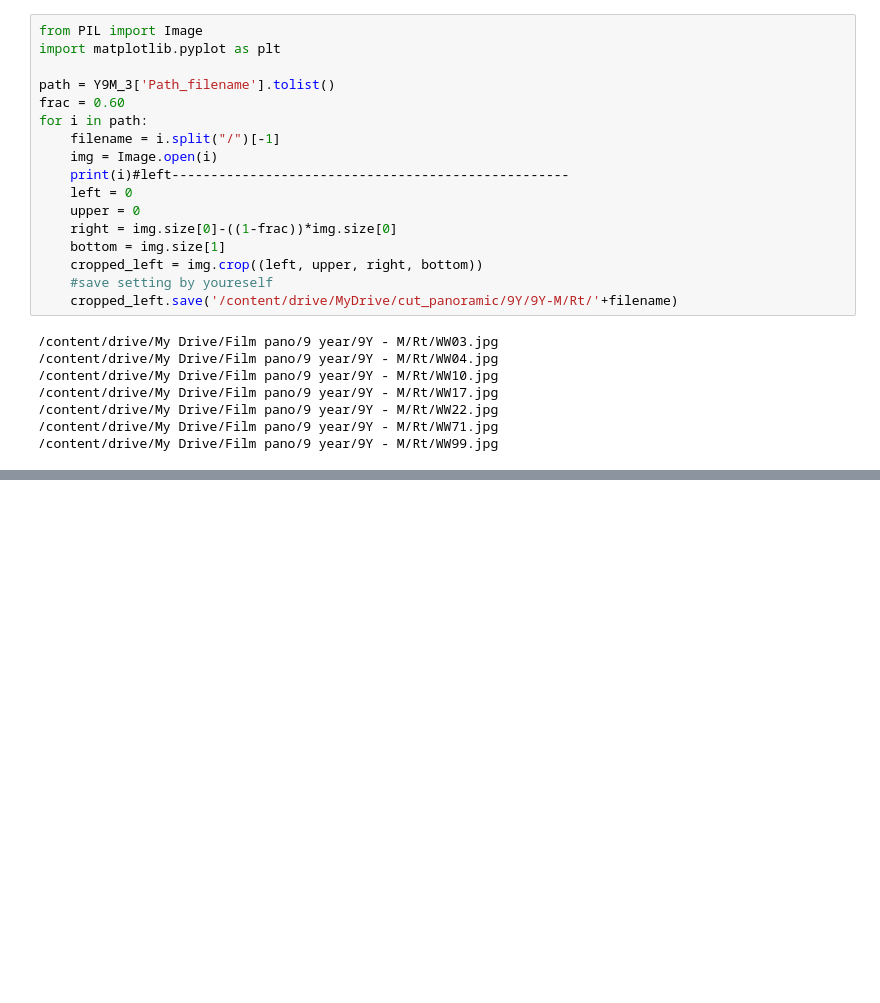
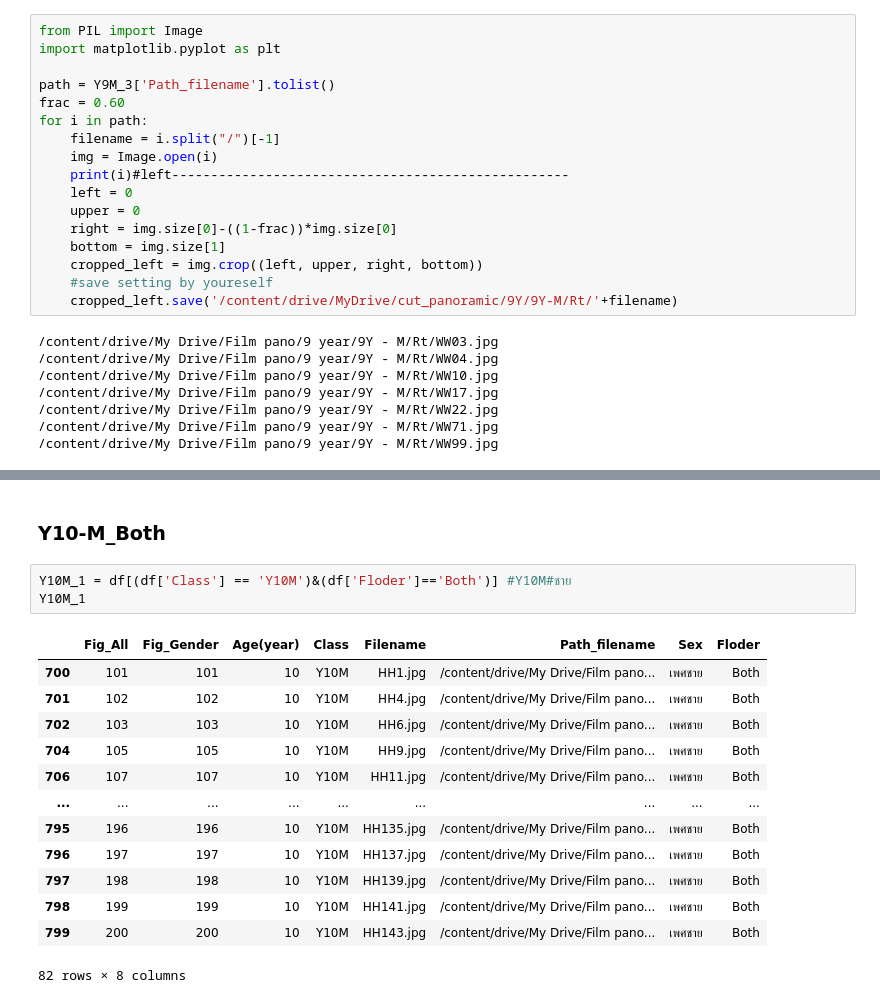
Before and after one commit to Wanita-8943/efficientnet_keras_transfer_learning, a Jupyter notebook: ตัดรูป.ipynb, the cells around one changed output, grey strips where cells are left out. Saved outputs shown, nothing was run; the diff lists cells and outputs as text; blank space fills up the shorter version.

```diff
--- a/ตัดรูป.ipynb
+++ b/ตัดรูป.ipynb
@@ -1066,0 +1141,19 @@ for i in path:
+# %% [markdown]
+### Y10-M_Both
+# %%
+Y10M_1 = df[(df['Class'] == 'Y10M')&(df['Floder']=='Both')] #Y10M#ชาย
+Y10M_1
+# %% [output]
+|  | Fig_All | Fig_Gender | Age(year) | Class | Filename | Path_filename | Sex | Floder |
+| 700 | 101 | 101 | 10 | Y10M | HH1.jpg | /content/drive/My Drive/Film pano... | เพศชาย | Both |
+| 701 | 102 | 102 | 10 | Y10M | HH4.jpg | /content/drive/My Drive/Film pano... | เพศชาย | Both |
+| 702 | 103 | 103 | 10 | Y10M | HH6.jpg | /content/drive/My Drive/Film pano... | เพศชาย | Both |
+| 704 | 105 | 105 | 10 | Y10M | HH9.jpg | /content/drive/My Drive/Film pano... | เพศชาย | Both |
+| 706 | 107 | 107 | 10 | Y10M | HH11.jpg | /content/drive/My Drive/Film pano... | เพศชาย | Both |
+| ... | ... | ... | ... | ... | ... | ... | ... | ... |
+| 795 | 196 | 196 | 10 | Y10M | HH135.jpg | /content/drive/My Drive/Film pano... | เพศชาย | Both |
+| 796 | 197 | 197 | 10 | Y10M | HH137.jpg | /content/drive/My Drive/Film pano... | เพศชาย | Both |
+| 797 | 198 | 198 | 10 | Y10M | HH139.jpg | /content/drive/My Drive/Film pano... | เพศชาย | Both |
+| 798 | 199 | 199 | 10 | Y10M | HH141.jpg | /content/drive/My Drive/Film pano... | เพศชาย | Both |
+| 799 | 200 | 200 | 10 | Y10M | HH143.jpg | /content/drive/My Drive/Film pano... | เพศชาย | Both |
+82 rows × 8 columns
```
Also changed, not shown: parts of 17 cells of this notebook.
